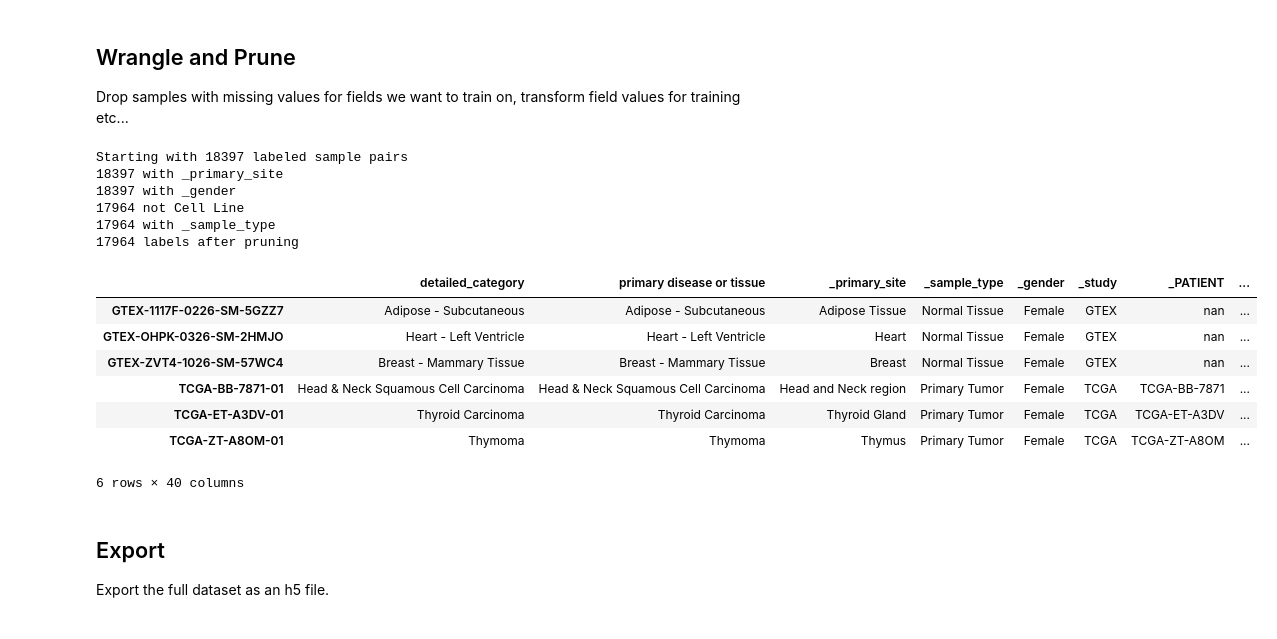
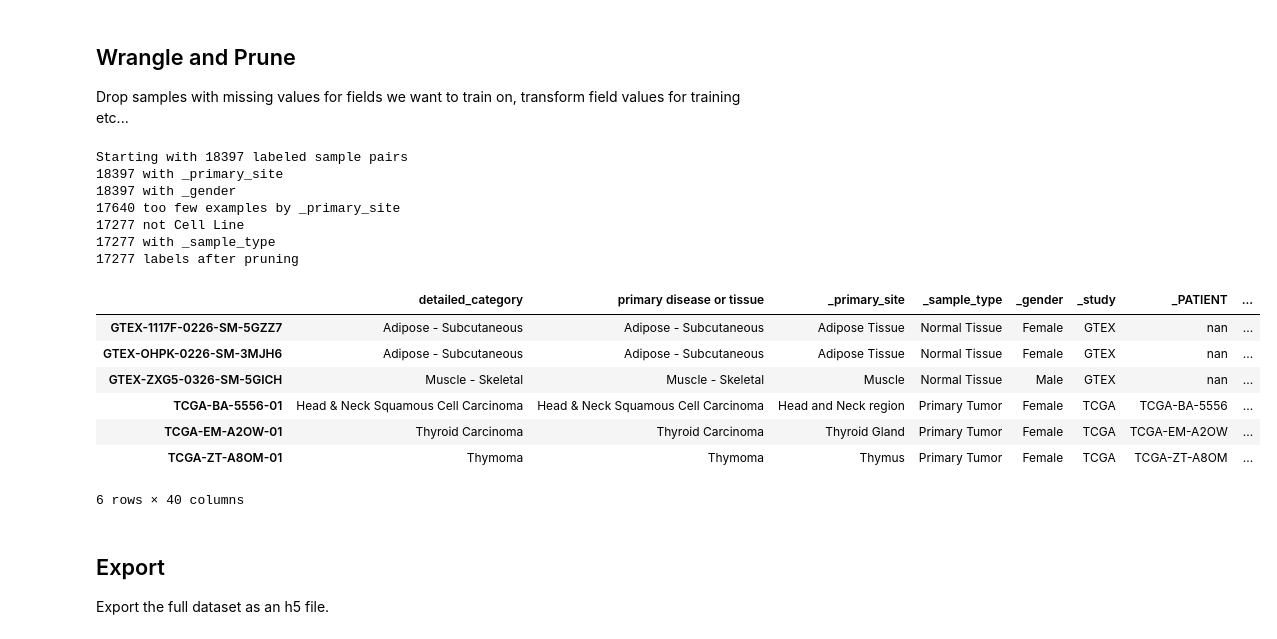
Before and after one commit to rcurrie/pancan-gtex, a Jupyter notebook: ingest.ipynb, the cells around one changed output. Cells and saved outputs as stored; diff of their text form; code cells hidden in the pictures.

```diff
--- a/ingest.ipynb
+++ b/ingest.ipynb
@@ -66,0 +83,15 @@ Filtered features down from 197044 down to 6974
+# %%
+# Filter to transcript associated with gene's in curated cosmic genes (https://cancer.sanger.ac.uk/census)
+subset_of_genes = pd.read_table("cosmic-26-11-2018.tsv", index_col=0, usecols=[0])
+print("Filtering transcripts to those matching {} COSMIC cancer genes".format(subset_of_genes.shape[0]))
+
+# Load ensemble to hugo mapping table
+transcript_to_hugo = pd.read_table("ensemble-to-hugo.tsv", index_col=1)
+
+# Get list of transcripts corresponding to the subset of genes
+transcripts = transcript_to_hugo[transcript_to_hugo.index.isin(subset_of_genes.index)].set_index("transcript")
+
+# Filter features
+pruned_samples = all_samples.filter(transcripts.index)
+pruned_samples.shape
+print("Filtered features down from {} down to {}".format(all_samples.shape[1], pruned_samples.shape[1]))
@@ -99,40 +133,46 @@ Drop samples with missing values for fields we want to train on, transform field
 # %%
 # Include only labels for samples that we have
 pruned_labels = all_labels.loc[all_labels.index.intersection(pruned_samples.index)]
 print("Starting with {} labeled sample pairs".format(pruned_labels.shape[0]))
 
 # Drop that are missing labels we plan to classify
 pruned_labels = pruned_labels.dropna(subset=["_primary_site"])
 print(pruned_labels.shape[0], "with _primary_site")
 pruned_labels = pruned_labels.dropna(subset=["_gender"])
 print(pruned_labels.shape[0], "with _gender")
+
+# Drop primary site with too few examples
+counts = pruned_labels._primary_site.value_counts()
+pruned_labels = pruned_labels[pruned_labels._primary_site.isin(counts[counts > 100].index)]
+print(pruned_labels.shape[0], "too few examples by _primary_site")
 
 # Some of the cell line are normal and in any case not clear they are reliable signal
 pruned_labels = pruned_labels[pruned_labels._sample_type != "Cell Line"]
 print(pruned_labels.shape[0], "not Cell Line")
 
 # Generate a Tumor/Normal label
 pruned_labels = pruned_labels.dropna(subset=["_sample_type"])
 print(pruned_labels.shape[0], "with _sample_type")
 pruned_labels["tumor_normal"] = pruned_labels.apply(
     lambda row: "Normal" if row["_sample_type"] in ["Normal Tissue", "Solid Tissue Normal"]
     else "Tumor", axis=1)
 
 print("{} labels after pruning".format(pruned_labels.shape[0]))
 pruned_labels.iloc[::pruned_labels.shape[0]//5]
 # %% [output]
 Starting with 18397 labeled sample pairs
 18397 with _primary_site
 18397 with _gender
-17964 not Cell Line
-17964 with _sample_type
-17964 labels after pruning
+17640 too few examples by _primary_site
+17277 not Cell Line
+17277 with _sample_type
+17277 labels after pruning
 |  | detailed_category | primary disease or tissue | _primary_site | _sample_type | _gender | _study | _PATIENT | ... |
 | GTEX-1117F-0226-SM-5GZZ7 | Adipose - Subcutaneous | Adipose - Subcutaneous | Adipose Tissue | Normal Tissue | Female | GTEX | nan | ... |
-| GTEX-OHPK-0326-SM-2HMJO | Heart - Left Ventricle | Heart - Left Ventricle | Heart | Normal Tissue | Female | GTEX | nan | ... |
-| GTEX-ZVT4-1026-SM-57WC4 | Breast - Mammary Tissue | Breast - Mammary Tissue | Breast | Normal Tissue | Female | GTEX | nan | ... |
-| TCGA-BB-7871-01 | Head & Neck Squamous Cell Carcinoma | Head & Neck Squamous Cell Carcinoma | Head and Neck region | Primary Tumor | Female | TCGA | TCGA-BB-7871 | ... |
-| TCGA-ET-A3DV-01 | Thyroid Carcinoma | Thyroid Carcinoma | Thyroid Gland | Primary Tumor | Female | TCGA | TCGA-ET-A3DV | ... |
+| GTEX-OHPK-0226-SM-3MJH6 | Adipose - Subcutaneous | Adipose - Subcutaneous | Adipose Tissue | Normal Tissue | Female | GTEX | nan | ... |
+| GTEX-ZXG5-0326-SM-5GICH | Muscle - Skeletal | Muscle - Skeletal | Muscle | Normal Tissue | Male | GTEX | nan | ... |
+| TCGA-BA-5556-01 | Head & Neck Squamous Cell Carcinoma | Head & Neck Squamous Cell Carcinoma | Head and Neck region | Primary Tumor | Female | TCGA | TCGA-BA-5556 | ... |
+| TCGA-EM-A2OW-01 | Thyroid Carcinoma | Thyroid Carcinoma | Thyroid Gland | Primary Tumor | Female | TCGA | TCGA-EM-A2OW | ... |
 | TCGA-ZT-A8OM-01 | Thymoma | Thymoma | Thymus | Primary Tumor | Female | TCGA | TCGA-ZT-A8OM | ... |
 6 rows × 40 columns
 # %% [markdown]
```
Also changed, not shown: parts of 10 cells of this notebook, 2 other files.
